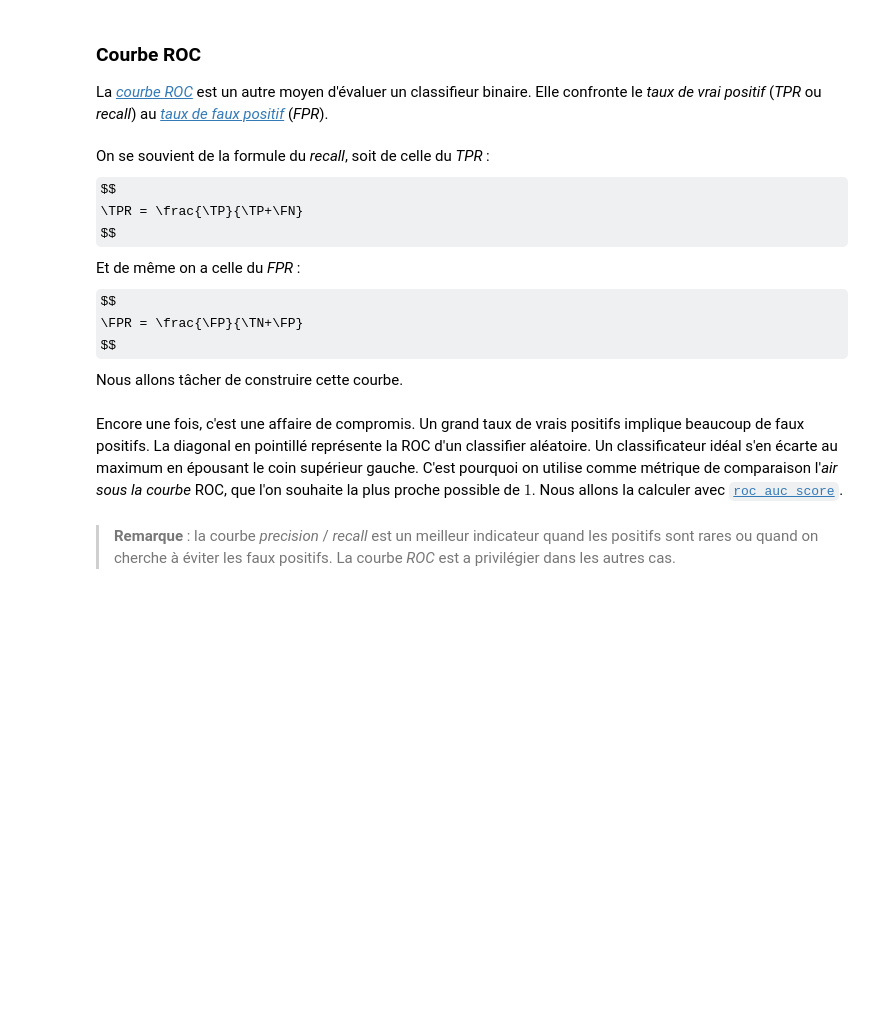
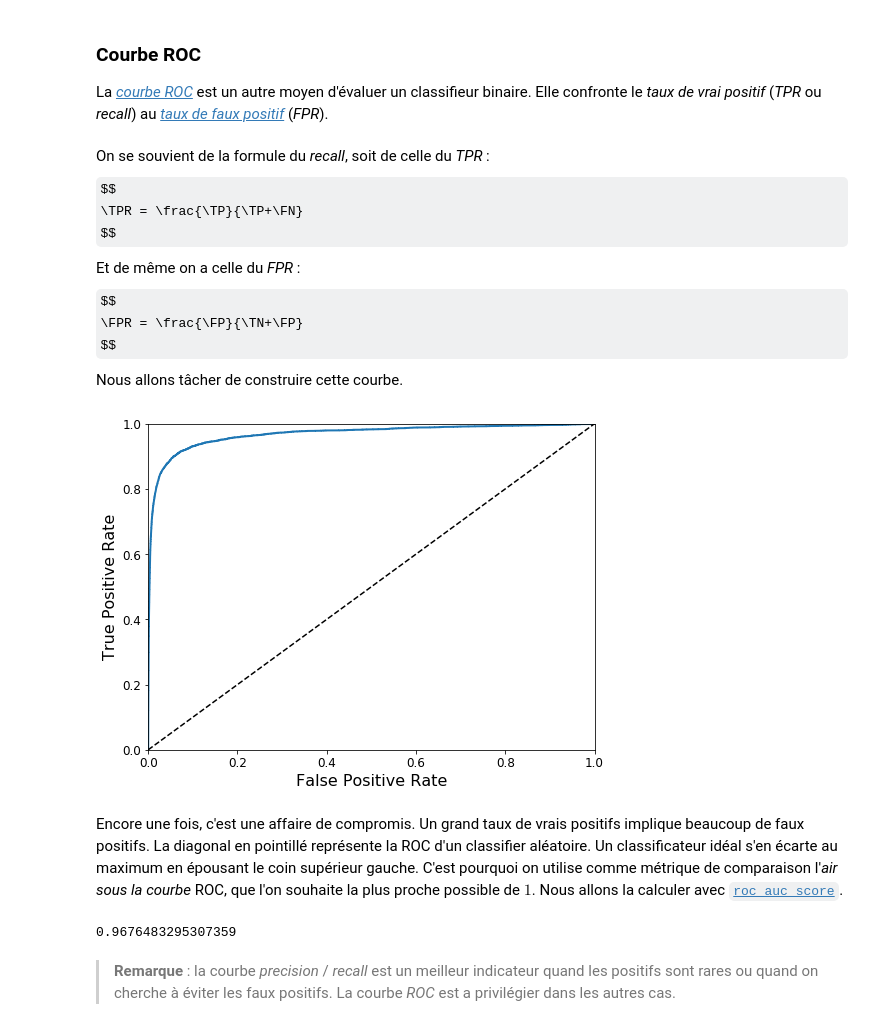
Before and after one commit to Cedric-M/Machine-Learning, a Jupyter notebook: WS 3.1 - Machine Learning.ipynb, the cells around one changed output. Saved outputs shown, nothing was run; the diff lists cells and outputs as text; code cells hidden in the pictures; some formulas as TeX source; blank space fills up the shorter version.

```diff
--- a/WS 3.1 - Machine Learning.ipynb
+++ b/WS 3.1 - Machine Learning.ipynb
@@ -502,14 +502,16 @@ fpr, tpr, thresholds = roc_curve(y_train_5, y_scores)
 # %%
 def plot_roc_curve(fpr, tpr, label=None):
     plt.plot(fpr, tpr, linewidth=2, label=label)
     plt.plot([0, 1], [0, 1], 'k--')
     plt.axis([0, 1, 0, 1])
     plt.xlabel('False Positive Rate', fontsize=16)
     plt.ylabel('True Positive Rate', fontsize=16)
 
 plt.figure(figsize=(8, 6))
 plot_roc_curve(fpr, tpr)
-save_fig("roc_curve_plot")
+#save_fig("roc_curve_plot")
 plt.show()
+# %% [output]
+[figure, added]
 # %% [markdown]
 Encore une fois, c'est une affaire de compromis. Un grand taux de vrais positifs implique beaucoup de faux positifs. La diagonal en pointillé représente la ROC d'un classifier aléatoire. Un classificateur idéal s'en écarte au maximum en épousant le coin supérieur gauche. C'est pourquoi on utilise comme métrique de comparaison l'_air sous la courbe_ ROC, que l'on souhaite la plus proche possible de $1$. Nous allons la calculer avec [`roc_auc_score`](https://scikit-learn.org/stable/modules/generated/sklearn.metrics.roc_auc_score.html).
@@ -520,3 +518,9 @@ Encore une fois, c'est une affaire de compromis. Un grand taux de vrais positifs
+# %%
+from sklearn.metrics import roc_auc_score
+
+roc_auc_score(y_train_5, y_scores)
+# %% [output]
+0.9676483295307359
 # %% [markdown]
 > **Remarque** : la courbe _precision_ / _recall_ est un meilleur indicateur quand les positifs sont rares ou quand on cherche à éviter les faux positifs. La courbe _ROC_ est a privilégier dans les autres cas.
 # %% [markdown]
```
Also changed, not shown: parts of 5 cells of this notebook.
